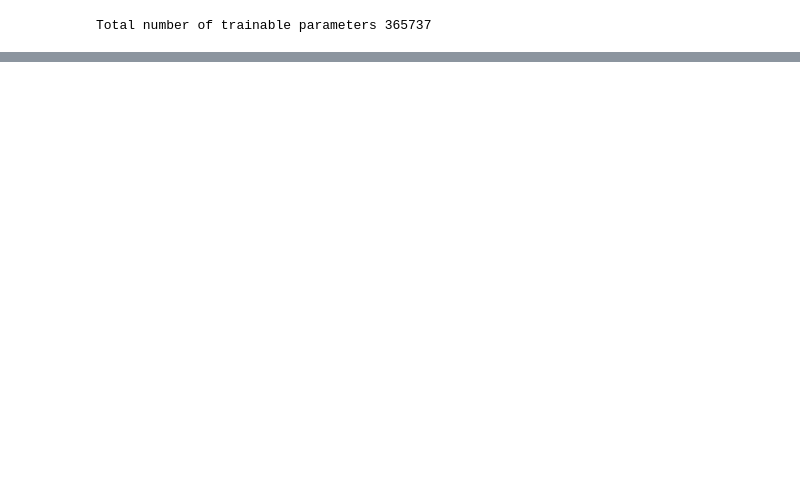
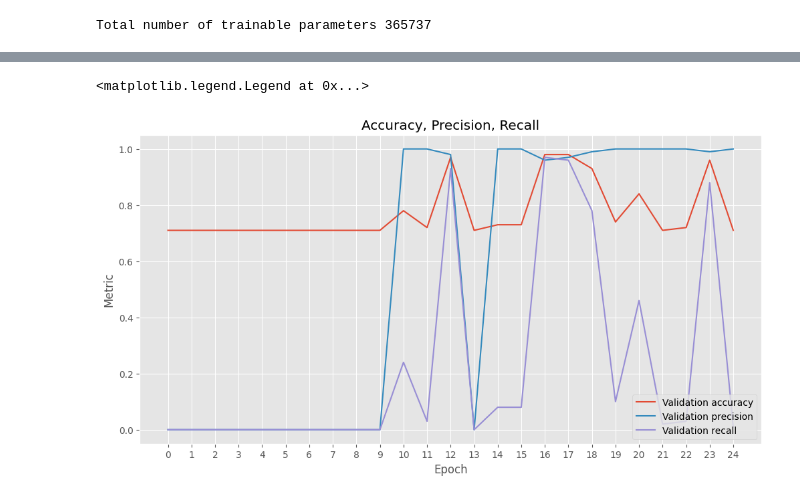
Before and after one commit to Skuvrik/Masterthesis, a Jupyter notebook: find_MCA.ipynb, the cells around one changed output, grey strips where cells are left out. Cells and saved outputs as stored; diff of their text form; code cells hidden in the pictures; blank space fills up the shorter version.

```diff
--- a/find_MCA.ipynb
+++ b/find_MCA.ipynb
@@ -131,0 +140,14 @@ plt.plot(losses)
+# %%
+plt.style.use('ggplot')
+fig = plt.figure(figsize=(12, 6))
+plt.plot(losses[1][:,0], label='Validation accuracy')
+plt.plot(losses[1][:,1], label='Validation precision')
+plt.plot(losses[1][:,2], label='Validation recall')
+plt.xlabel('Epoch')
+plt.xticks(range(0, EPOCHS))
+plt.ylabel('Metric')
+plt.title('Accuracy, Precision, Recall')
+plt.legend(loc='lower right')
+# %% [output]
+<matplotlib.legend.Legend at 0x...>
+[figure, added]
```
Also changed, not shown: parts of 18 cells of this notebook, 11 other files.
